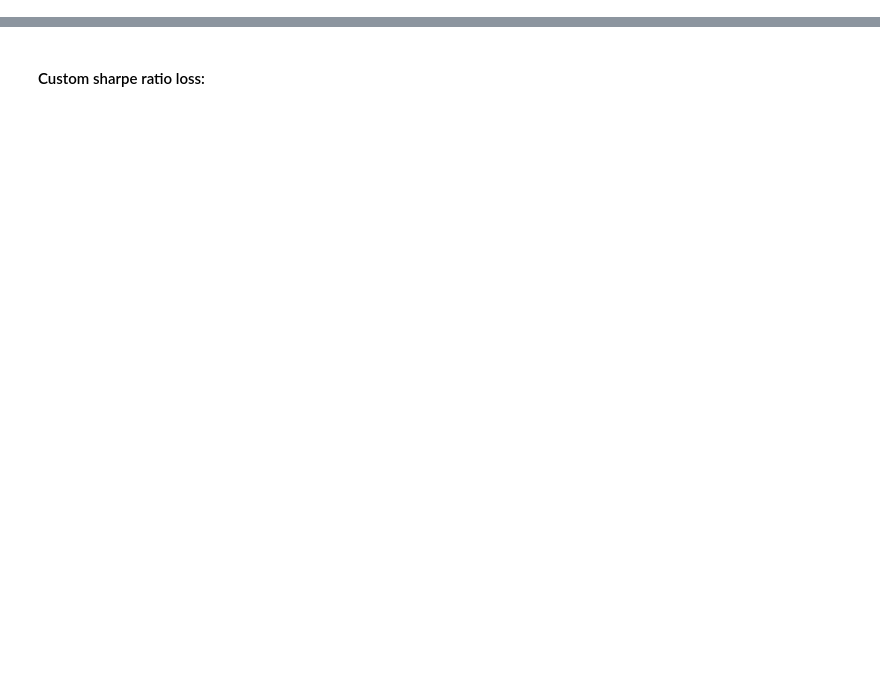
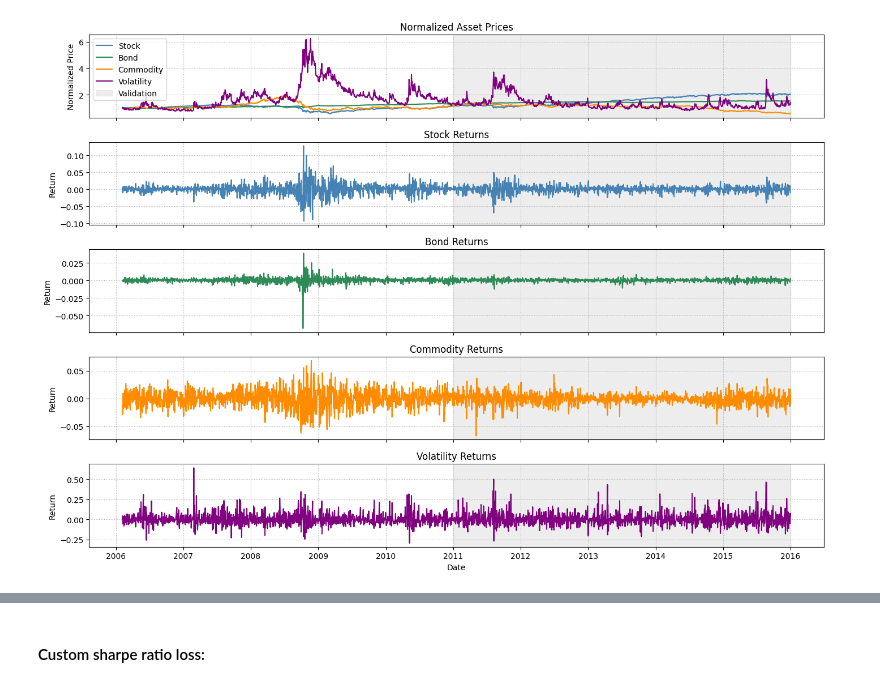
Before and after one commit to BelmudesLSB/quant-finance-projects, a Jupyter notebook: lstm_portfolio_opt/02_ltsm_trading_strategy.ipynb, the cells around one changed output, grey strips where cells are left out. Saved outputs shown, nothing was run; the diff lists cells and outputs as text; code cells hidden in the pictures; blank space fills up the shorter version.

Commit message:
add sharpe computations daily and annual, add plots

```diff
--- a/lstm_portfolio_opt/02_ltsm_trading_strategy.ipynb
+++ b/lstm_portfolio_opt/02_ltsm_trading_strategy.ipynb
@@ -126,0 +99,57 @@ plt.show()
+# %%
+# Define colors per asset
+asset_colors = {
+    'stock': 'steelblue',
+    'bond': 'seagreen',
+    'commodity': 'darkorange',
+    'volatility': 'purple'
+}
+
+# Define columns
+price_cols  = ['stock_price', 'bond_price', 'commodity_price', 'volatility_price']
+return_cols = ['stock_return', 'bond_return', 'commodity_return', 'volatility_return']
+
+# Validation boundaries
+val_start = df_val['date'].min()
+val_end   = df_val['date'].max()
+
+# Restrict full dataset up to the end of validation period
+mask = df_stock_prices['date'] <= val_end
+df_plot = df_stock_prices.loc[mask].reset_index(drop=True)
+
+# Create figure: 1 price plot + 4 return plots
+fig, axes = plt.subplots(len(return_cols) + 1, 1, figsize=(14, 10), sharex=True)
+
+# === 1. TOP PANEL: Normalized Prices ===
+ax = axes[0]
+for col in price_cols:
+    asset = col.replace('_price', '')
+    color = asset_colors[asset]
+    ax.plot(df_plot['date'], df_plot[col], label=asset.capitalize(), color=color)
+
+# Shade validation region
+ax.axvspan(val_start, val_end, color='lightgray', alpha=0.4, zorder=0, label='Validation')
+ax.set_title('Normalized Asset Prices')
+ax.set_ylabel('Normalized Price')
+ax.legend()
+ax.grid(ls=':')
+
+# === 2. RETURN PANELS ===
+for i, col in enumerate(return_cols):
+    ax = axes[i + 1]
+    asset = col.replace('_return', '')
+    color = asset_colors[asset]
+
+    ax.plot(df_plot['date'], df_plot[col], color=color, label=asset.capitalize())
+    ax.axvspan(val_start, val_end, color='lightgray', alpha=0.4, zorder=0)
+
+    ax.set_title(f'{asset.capitalize()} Returns')
+    ax.set_ylabel('Return')
+    ax.grid(ls=':')
+
+# Common x-label and layout
+axes[-1].set_xlabel('Date')
+plt.tight_layout()
+plt.show()
+# %% [output]
+[figure, added]
```
Also changed, not shown: parts of 31 cells of this notebook.
